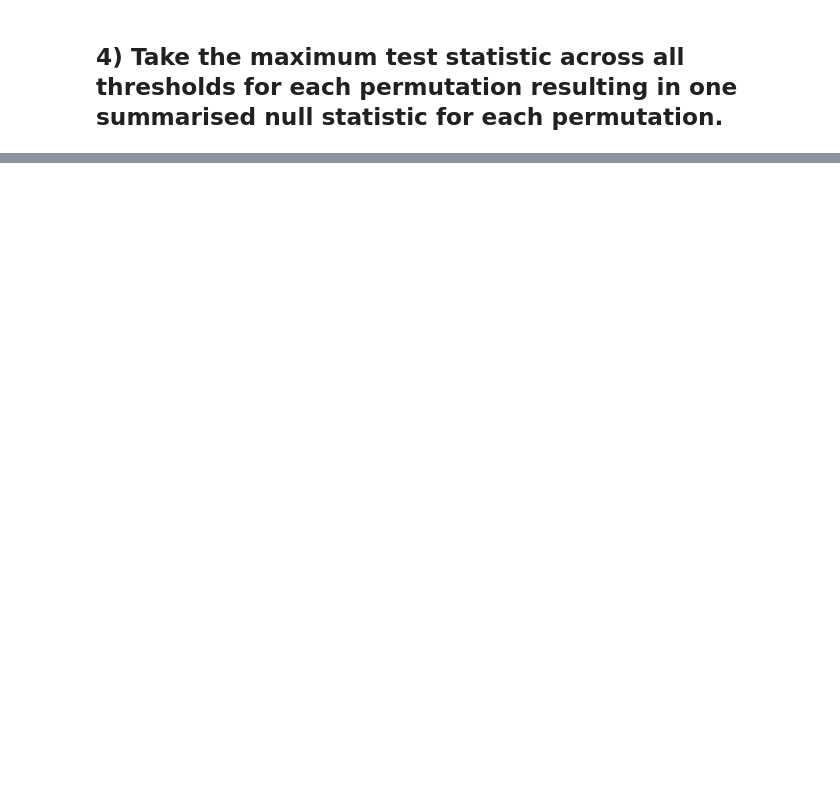
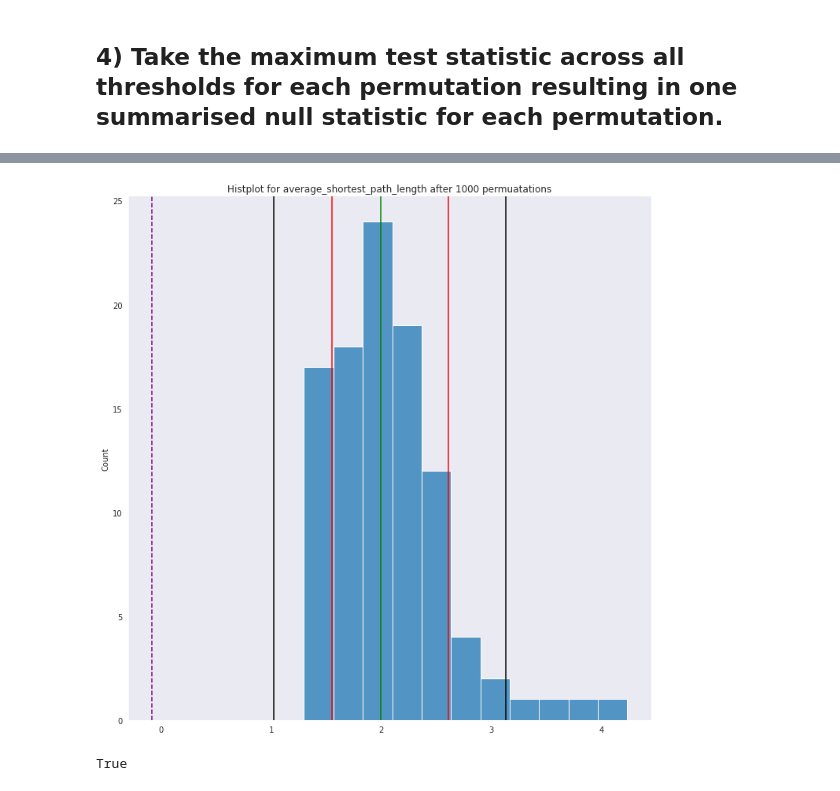
Before and after one commit to WMDA/SCN, a Jupyter notebook: scripts/work_in_progress_scripts/group_differences_drakesmith.ipynb, the cells around one changed output, grey strips where cells are left out. Saved outputs shown, nothing was run; the diff lists cells and outputs as text; code cells hidden in the pictures; blank space fills up the shorter version.

```diff
--- a/scripts/work_in_progress_scripts/group_differences_drakesmith.ipynb
+++ b/scripts/work_in_progress_scripts/group_differences_drakesmith.ipynb
@@ -212,0 +292,9 @@ null_stat_summarized = {
+# %%
+for top_key in max_min_values.keys():
+    for key , val in max_min_values[top_key].items():
+       max_value = max(max_min_values[top_key][key], key=abs)
+       min_val = min(max_min_values[top_key][key], key=abs)
+       max_min_values_list = [min_val, max_value]
+       max_min_values[top_key].update({key:max_min_values_list})
+# %%
+crit_val = {}
@@ -212,0 +377,42 @@ null_stat_summarized = {
+# %%
+def pval_plotting(ctvalues:list, tcrit_value:int, measure:str, permutations:int, crit_val:int) -> None:
+
+    '''
+    Wrapper around seaborn displot.
+    Function to plot null distribution with 2 std either side and true critical value.
+
+    Parameters
+    -----------------------------------------------------------------
+    ctvalues : list, list of crticial values from the null distrubtion.
+    tcrit_value: int True crtical value of a test.
+    measure: str, name of the measure (used in title of the graph)
+    permutations: int, number of permuations (used in title of the graph)
+
+
+    Returns
+    -----------------------------------------------------------------
+    hist: histogram of null distribution with upper and lower std with
+          true value.
+    '''
+
+    #Calculates the mean and std deviation of null distribution
+
+    mean_val = Sfun.mean_std(ctvalues)
+
+    #plots
+    hist = sns.displot(data=ctvalues, height=10).set(title=f'Histplot for {measure} after {permutations} permuatations')
+    hist.refline(x=tcrit_value, color='purple')
+    hist.refline(x=crit_val, color='green', linestyle='-')
+    hist.refline(x=mean_val['lower_2std'], linestyle='-', color='black')
+    hist.refline(x=mean_val['upper_2std'], linestyle='-', color='black')
+    hist.refline(x=mean_val['lower_1std'], linestyle='-', color='red')
+    hist.refline(x=mean_val['upper_1std'], linestyle='-', color='red')
+    plt.show()
+# %%
+pval_plotting(null_stat_summarized['aan_hc']['average_shortest_path_length'], test_statistics['aan_hc']['average_shortest_path_length_at_threshold_value_4'], 'average_shortest_path_length', 1000, crit_val['wr_hc_average_shortest_path_length'] )
+# %% [output]
+[figure, added]
+# %%
+test_statistics['aan_hc']['average_clustering_at_threshold_value_4'] > crit_val['aan_hc_average_clustering']
+# %% [output]
+True
```
Also changed, not shown: parts of 27 cells of this notebook, 1 other file.
